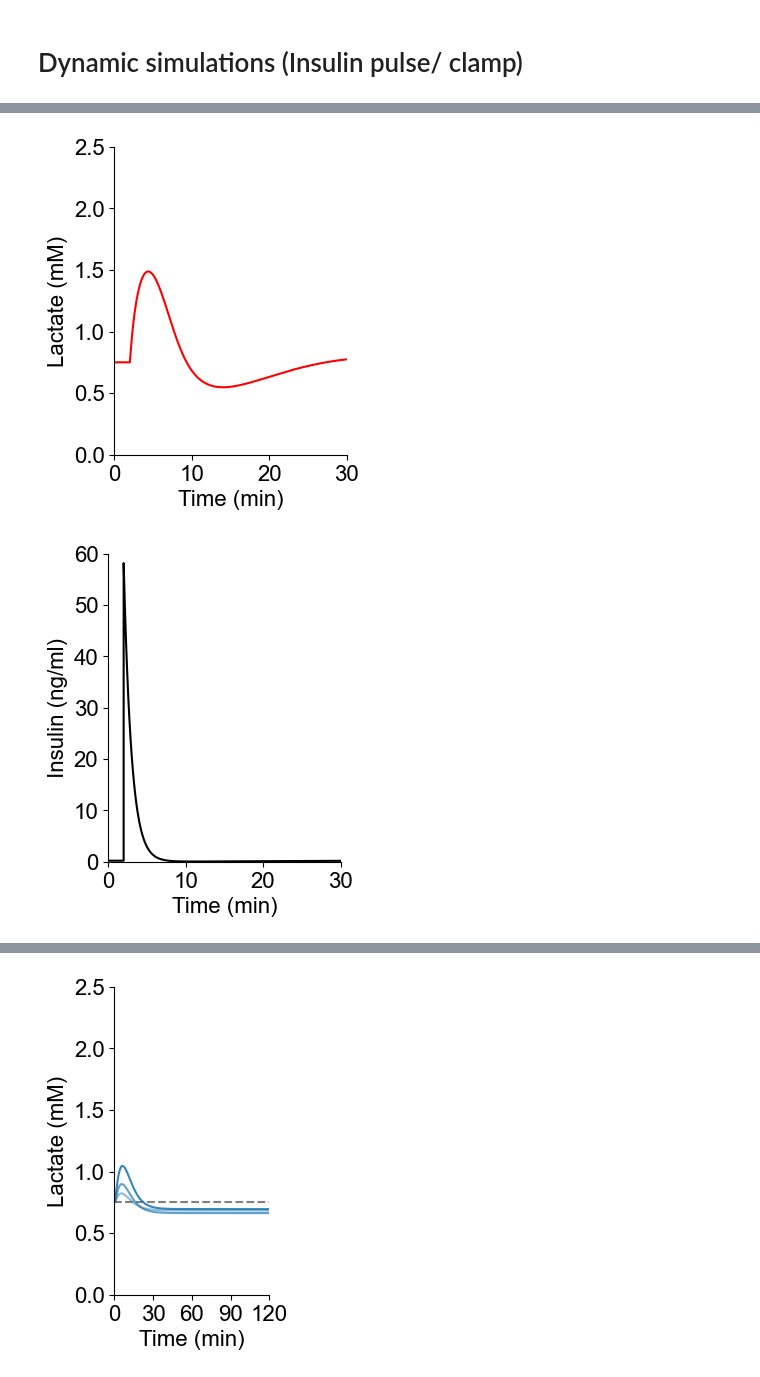
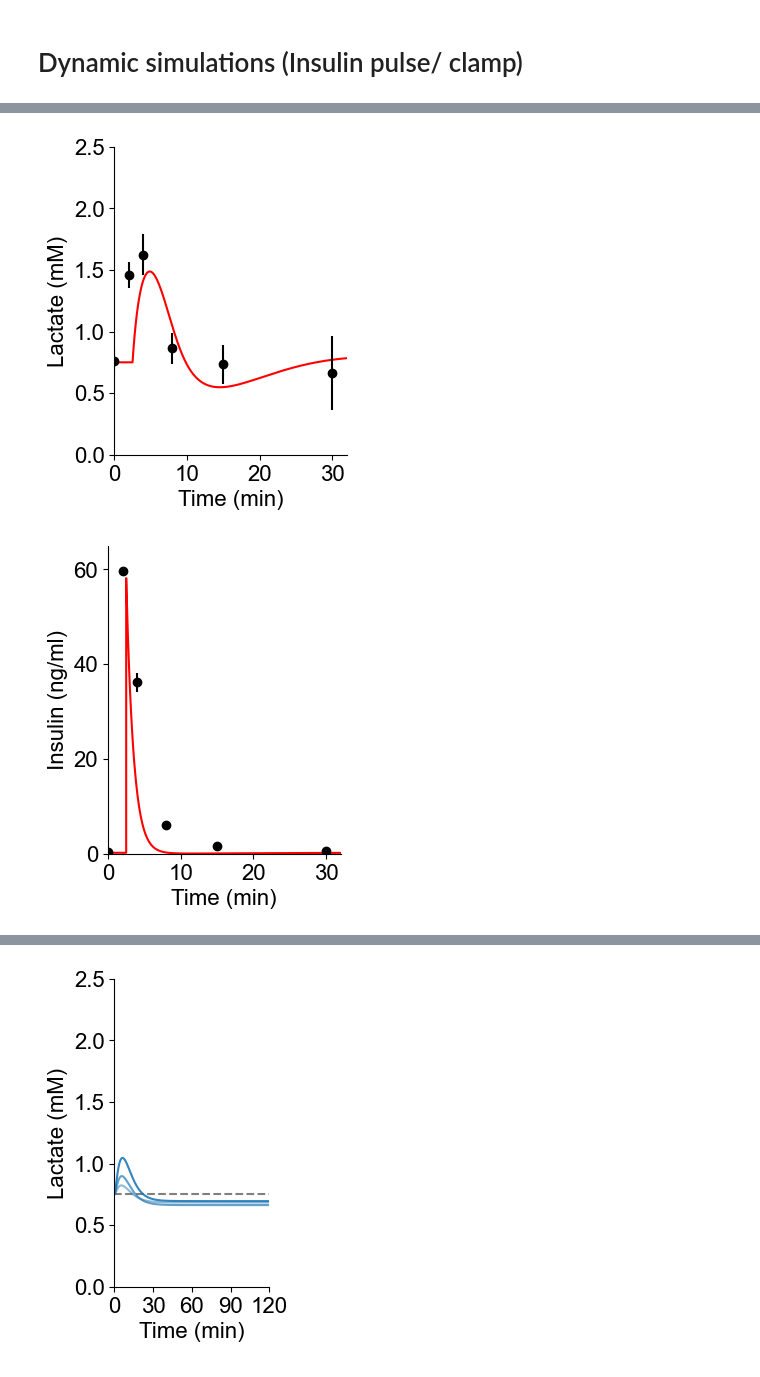
Before and after one commit to weilandtd/lactate_homeostasis, a Jupyter notebook: dynamic_simulation.ipynb, the cells around one changed output, grey strips where cells are left out. Drawn from its saved outputs; the diff is of its cells as text; code cells hidden in the pictures.

Commit message:
ADD: add data to responses

```diff
--- a/dynamic_simulation.ipynb
+++ b/dynamic_simulation.ipynb
@@ -14,38 +32,55 @@ plt.rcParams.update({'lines.markeredgewidth': 1})
 f, ax = plt.subplots(1,1, figsize=(3,4))
 
 p = reference_parameters(concentration_noise=0, flux_noise=0, ki_noise=0)
 
 # Amplitude emperical to match wons measurements
-t_pulse, result_pulse = insulin_pulse(p, t_max=150, n_data=2000, concentration_noise=0.0, pulse_time=2, pulse_amplitude=10.0)
+t_pulse, result_pulse = insulin_pulse(p, t_max=150, n_data=2000, concentration_noise=0.0, pulse_time=2.5, pulse_amplitude=10.0)
 
 
 # Plot the time os the pulse a grey area in the background
 # Plot glucose and lactate
 lac = plt.plot(t_pulse, result_pulse[:,1]*0.75, label="Lactate", color='r')
+
+# Plot insulin data from Wons  experiments
+df_lactate = pd.read_csv('./data/insulin_pulse_lactate.csv')
+df_lac = df_lactate[df_lactate['Experiment'] == 'Insulin']
+s = df_lac.groupby('Time')['Lactate'].std()
+m = df_lac.groupby('Time')['Lactate'].mean()
+
+plt.errorbar(m.index, m, yerr=s , color='k',marker='o', label='Data',linestyle='None')
+
 plt.ylim(0, 2.5)
 plt.yticks([0, 0.5,1, 1.5, 2, 2.5])
-plt.xlim(0, 30)
+plt.xlim(0, 32)
+plt.xticks([0, 10, 20, 30])
 plt.xlabel('Time (min)')
 plt.ylabel('Lactate (mM)')
 sns.despine()
 
 plt.savefig('./output/lactate_insulin_pulse.svg')
 plt.show()
 
 # Plot insulin pulse insulin
 f, ax = plt.subplots(1,1, figsize=(3,4))
 
+# Plot insulin data from Wons  experiments
+df_insulin = pd.read_csv('./data/insulin_pulse_insulin.csv')
+s = df_insulin.groupby('Time').std()
+m = df_insulin.groupby('Time').mean()
+
+plt.errorbar(m.index, m['Insulin'], yerr=s['Insulin'] ,color='k',marker='o', label='Data',linestyle='None')
 # # Plot insulin concentration on the same plot
-ins = plt.plot(t_pulse, result_pulse[:,3] * 0.2 / insulin(1,1,0), 'k', label="Insulin")
-plt.ylim(0, 60.0)
-plt.xlim(0, 30)
+ins = plt.plot(t_pulse, result_pulse[:,3] * 0.2 / insulin(1,1,0), 'r', label="Insulin")
 
-#plt.yticks([0, 5, 10, 15]
+plt.ylim(0, 65.0)
+plt.xlim(0, 32)
+plt.xticks([0, 10, 20, 30])
+
 plt.ylabel('Insulin (ng/ml)')
 plt.xlabel('Time (min)')
 sns.despine()
 plt.savefig('./output/insulin_insulin_pulse.svg')
 plt.show()
 # %% [output]
-[figure, old version]
+[figure, new version]
-[figure, old version]
+[figure, new version]
```
Also changed, not shown: parts of 4 cells of this notebook, 3 other files.
